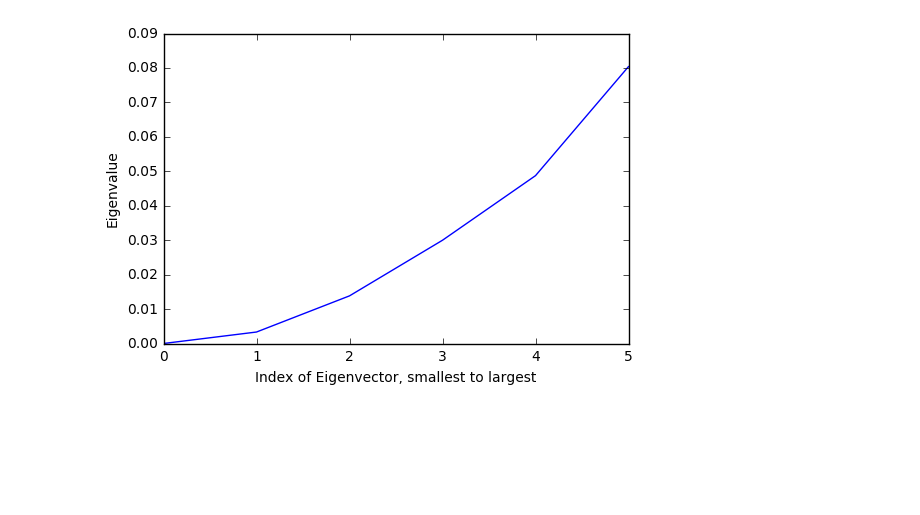
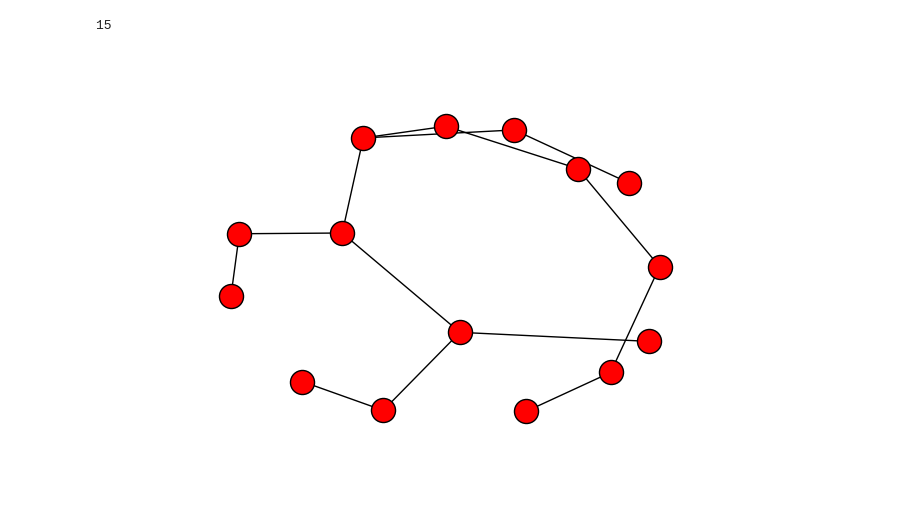
Before and after one commit to KMNitesh/rtg-networks, a Jupyter notebook: Class Graph.ipynb, the cells around one changed output. Cells and saved outputs as stored; diff of their text form; code cells hidden in the pictures; blank space fills up the shorter version.

```diff
--- a/Class Graph.ipynb
+++ b/Class Graph.ipynb
@@ -33,5 +26,0 @@ g2.compute("normalized laplacian")
-# %%
-g2.plot_eigenvals()
-plt.show()
-# %% [output]
-[figure, removed]
@@ -39,0 +27,6 @@ g2.plot_eigenvectors()
+# %%
+vec = g2.eigvecs[:,1]
+
+len(vec)
+# %% [output]
+15
@@ -39,0 +49,5 @@ g2.plot_eigenvectors()
+# %%
+nx.draw(g2._graph)
+plt.show()
+# %% [output]
+[figure, added]
```
Also changed, not shown: parts of 20 cells of this notebook, 1 other file.
